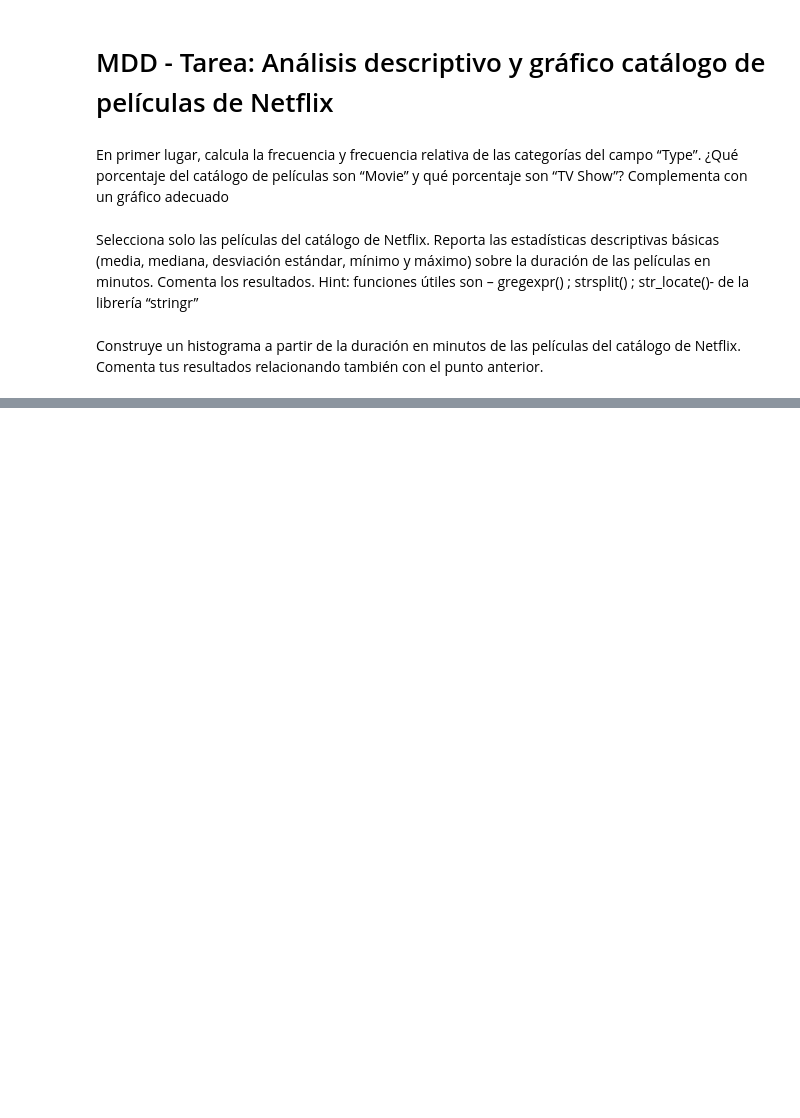
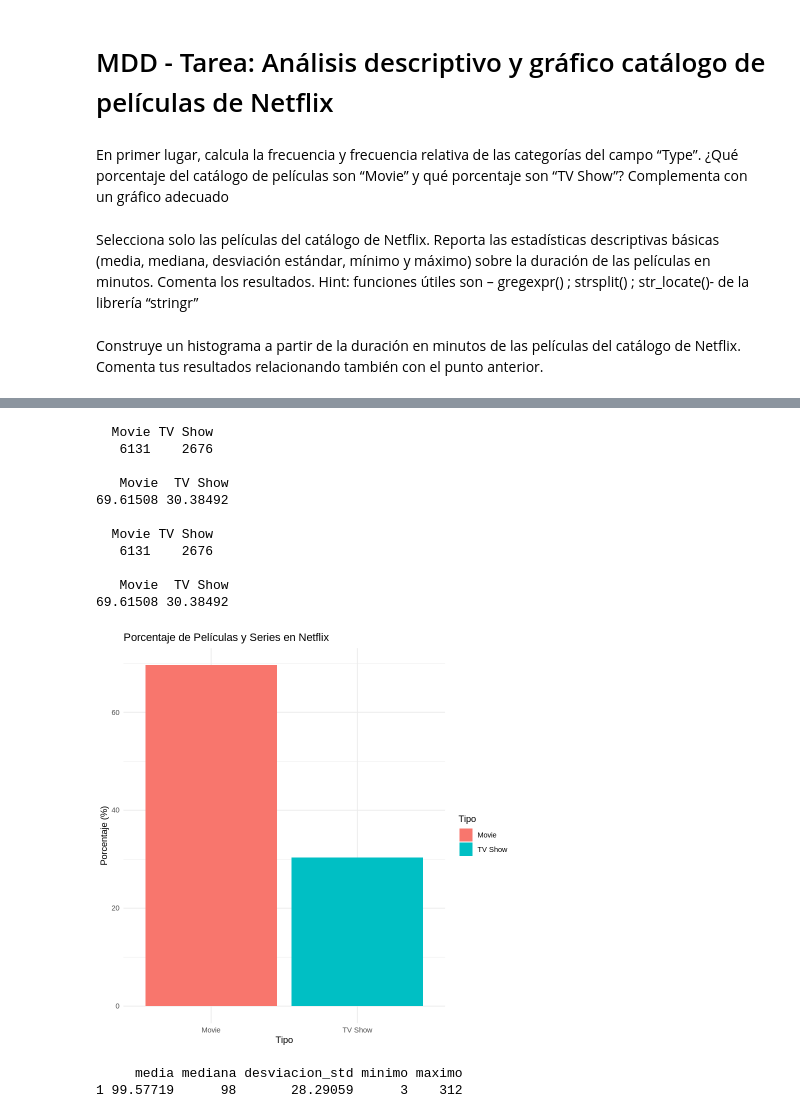
Before and after one commit to Carolinsrainbow/UC_MineriaDeDatosConR, a Jupyter notebook: MDD_Tarea_2.ipynb, the cells around one changed output, grey strips where cells are left out. Cells and saved outputs as stored; diff of their text form; code cells hidden in the pictures; blank space fills up the shorter version.

```diff
--- a/MDD_Tarea_2.ipynb
+++ b/MDD_Tarea_2.ipynb
@@ -47,0 +107,66 @@ print(frecuencia_acumulada)
+# %%
+# En primer lugar, calcula la frecuencia y frecuencia relativa de las categorías del campo “Type”. ¿Qué porcentaje del catálogo de películas son “Movie” y qué porcentaje son “TV Show”? Complementa con un gráfico adecuado
+
+#Creamos una tabla solo con los datos de la frecuencia (type) del catálogo Movie / Tv Show
+
+frecuencia <- table(datos$type)
+print(frecuencia)
+
+frecuencia_acumulada <- prop.table(frecuencia) * 100
+print(frecuencia_acumulada)
+#Resp: Movie 6131(69,62%) vs TV Show 2676 (30,38%)
+
+# Calcula la frecuencia y frecuencia relativa de las categorías del campo “type”
+frecuencia <- table(datos$type)
+frecuencia_acumulada <- prop.table(frecuencia) * 100
+
+# Mostrar los resultados en consola
+print(frecuencia)
+print(frecuencia_acumulada)
+
+# Gráfico de Movie vs TV Show
+datos_grafico <- as.data.frame(frecuencia_acumulada)
+colnames(datos_grafico) <- c("Tipo", "Porcentaje")
+ggplot(datos_grafico, aes(x = Tipo, y = Porcentaje, fill = Tipo)) +
+  geom_bar(stat = "identity") +
+  labs(title = "Porcentaje de Películas y Series en Netflix",
+       x = "Tipo",
+       y = "Porcentaje (%)") +
+  theme_minimal()
+# %% [output]
+  Movie TV Show
+   6131    2676
+
+   Movie  TV Show
+69.61508 30.38492
+
+  Movie TV Show
+   6131    2676
+
+   Movie  TV Show
+69.61508 30.38492
+[figure, added]
+# %%
+# Filtramos las películas
+peliculas <- datos %>%
+  filter(type == "Movie")
+
+# Sacamos el dato con respecto a los minutos (lo hacemos númerico)
+peliculas <- peliculas %>%
+  mutate(duracion_min = as.numeric(str_extract(duration, "\\d+")))
+
+
+estadisticas_descriptivas <- peliculas %>%
+  summarise(
+    media = mean(duracion_min, na.rm = TRUE),
+    mediana = median(duracion_min, na.rm = TRUE),
+    desviacion_std = sd(duracion_min, na.rm = TRUE),
+    minimo = min(duracion_min, na.rm = TRUE),
+    maximo = max(duracion_min, na.rm = TRUE)
+  )
+
+# Exponemos
+print(estadisticas_descriptivas)
+# %% [output]
+     media mediana desviacion_std minimo maximo
+1 99.57719      98       28.29059      3    312
```
Also changed, not shown: parts of 1 cell of this notebook.
